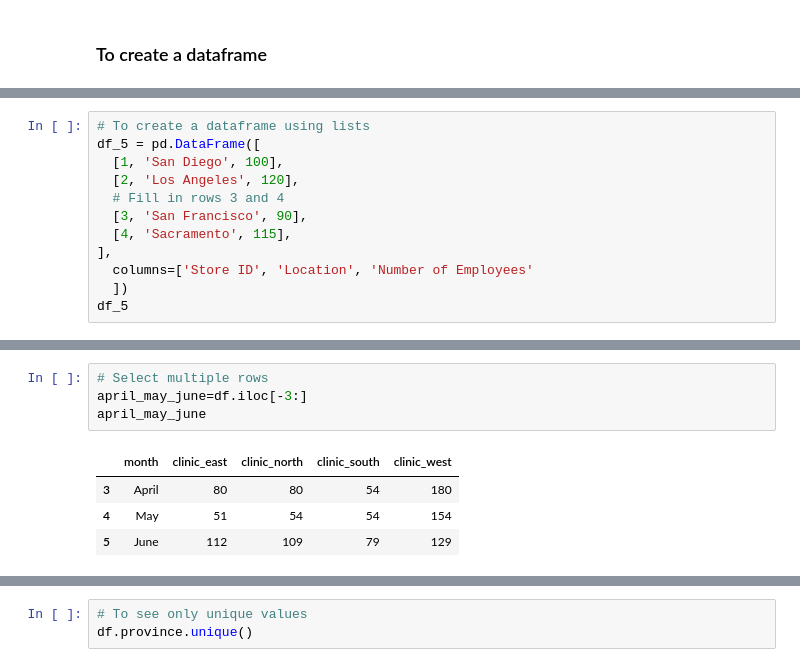
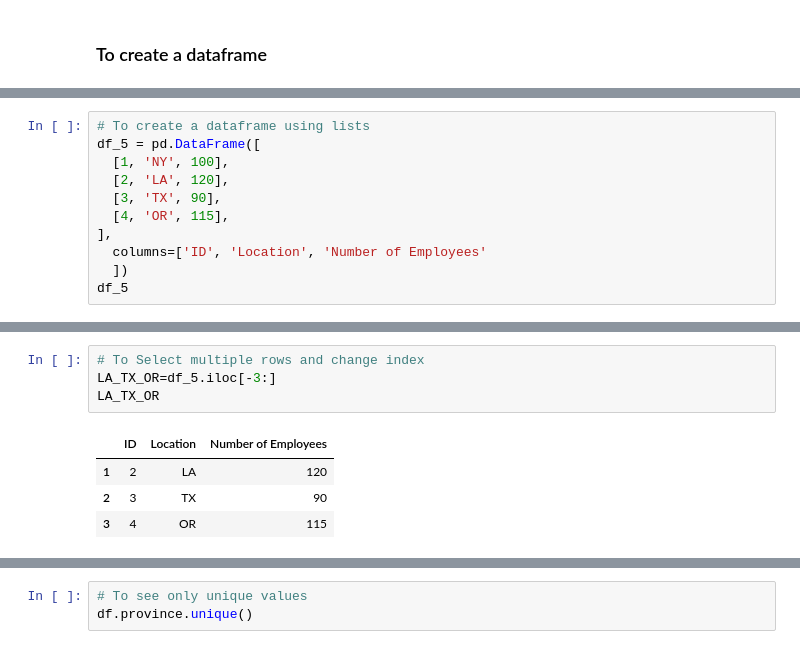
Before and after one commit to ricardopretelt/data-analysis-in-python, a Jupyter notebook: Summary of Python libraries.ipynb, the cells around one changed output, grey strips where cells are left out. Cells and saved outputs as stored; diff of their text form.

```diff
--- a/Summary of Python libraries.ipynb
+++ b/Summary of Python libraries.ipynb
@@ -397,13 +397,12 @@ df_4
 # %%
 # To create a dataframe using lists
 df_5 = pd.DataFrame([
-  [1, 'San Diego', 100],
-  [2, 'Los Angeles', 120],
-  # Fill in rows 3 and 4
-  [3, 'San Francisco', 90],
-  [4, 'Sacramento', 115],
+  [1, 'NY', 100],
+  [2, 'LA', 120],
+  [3, 'TX', 90],
+  [4, 'OR', 115],
 ],
-  columns=['Store ID', 'Location', 'Number of Employees'
+  columns=['ID', 'Location', 'Number of Employees'
   ])
 df_5
 # %% [output]
@@ -436,9 +425,9 @@ Name: 2, dtype: object
 # %%
-# Select multiple rows
-april_may_june=df.iloc[-3:]
-april_may_june
+# To Select multiple rows and change index
+LA_TX_OR=df_5.iloc[-3:]
+LA_TX_OR
 # %% [output]
-|  | month | clinic_east | clinic_north | clinic_south | clinic_west |
-| 3 | April | 80 | 80 | 54 | 180 |
-| 4 | May | 51 | 54 | 54 | 154 |
-| 5 | June | 112 | 109 | 79 | 129 |
+|  | ID | Location | Number of Employees |
+| 1 | 2 | LA | 120 |
+| 2 | 3 | TX | 90 |
+| 3 | 4 | OR | 115 |
```
Also changed, not shown: parts of 24 cells of this notebook.
